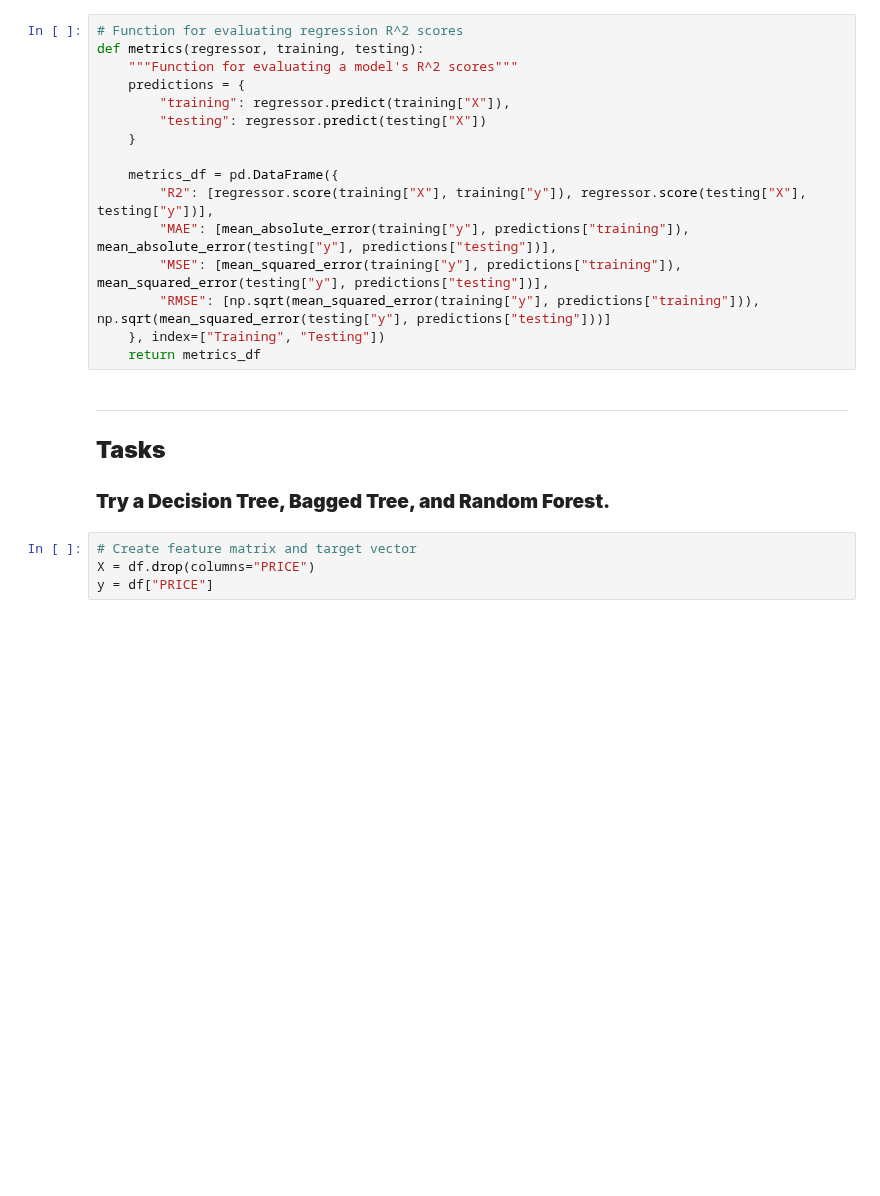
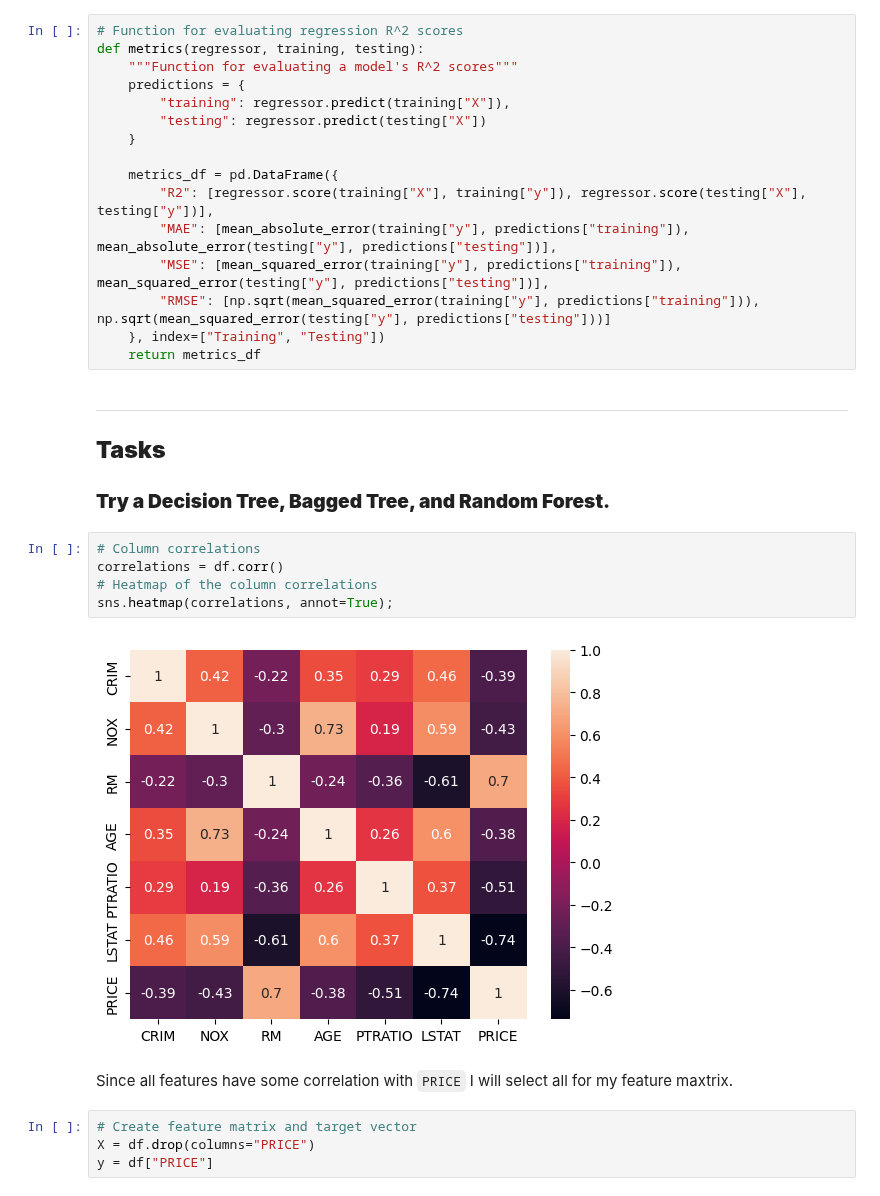
Before and after one commit to john-a-dixon/coding-dojo, a Jupyter notebook: Week 6/W6C2.ipynb, the cells around one changed output. Cells and saved outputs as stored; diff of their text form; blank space fills up the shorter version.

```diff
--- a/Week 6/W6C2.ipynb
+++ b/Week 6/W6C2.ipynb
@@ -57,6 +58,15 @@ def metrics(regressor, training, testing):
 ## **Tasks**
 
 ### **Try a Decision Tree, Bagged Tree, and Random Forest.**
+# %%
+# Column correlations
+correlations = df.corr()
+# Heatmap of the column correlations
+sns.heatmap(correlations, annot=True);
+# %% [output]
+[figure, added]
+# %% [markdown]
+Since all features have some correlation with `PRICE` I will select all for my feature maxtrix.
 # %%
 # Create feature matrix and target vector
 X = df.drop(columns="PRICE")
```
Also changed, not shown: parts of 2 cells of this notebook.
